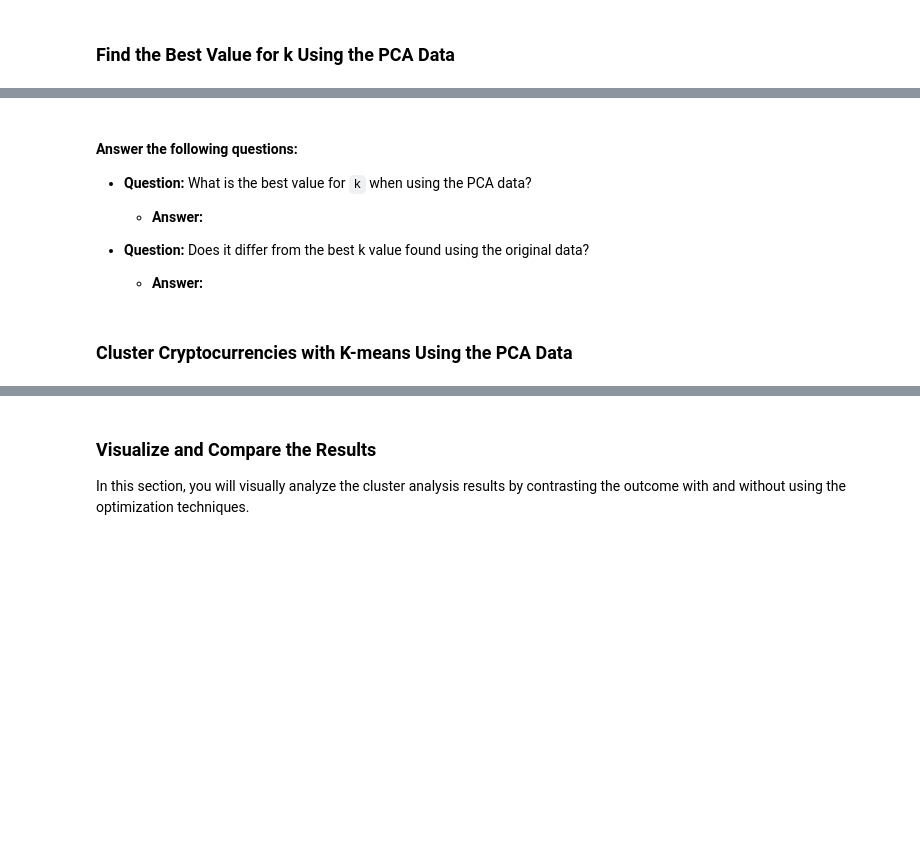
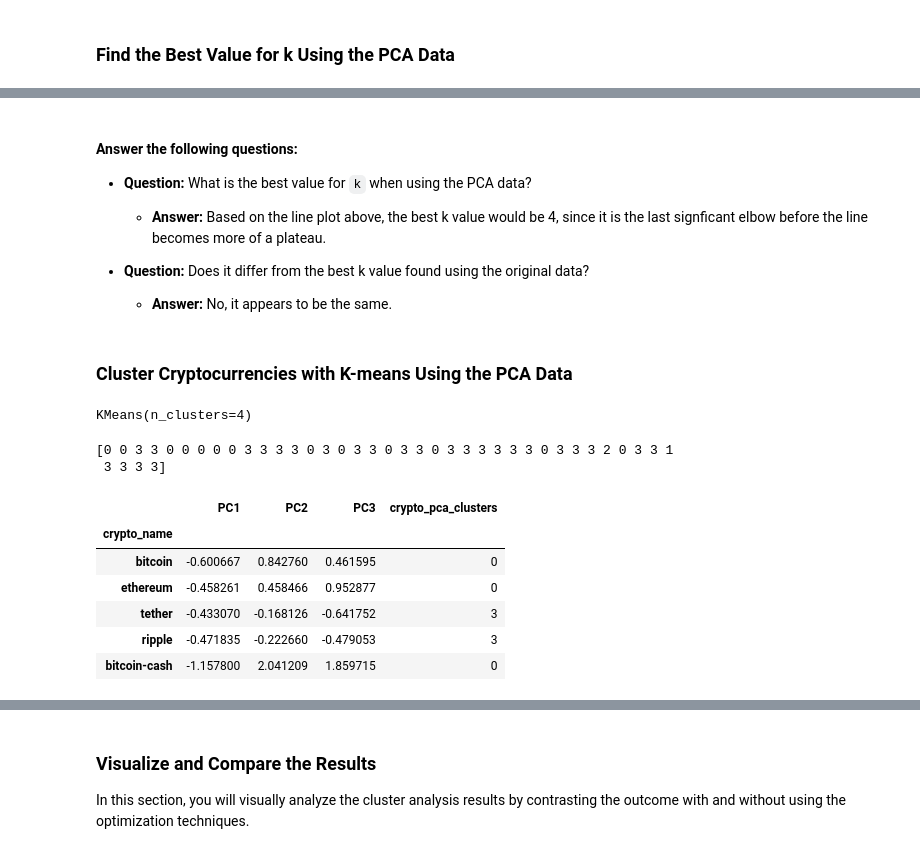
Before and after one commit to amydohlin/CryptoClustering, a Jupyter notebook: Crypto_Clustering_starter_code.ipynb, the cells around one changed output, grey strips where cells are left out. Saved outputs shown, nothing was run; the diff lists cells and outputs as text; code cells hidden in the pictures; blank space fills up the shorter version.

```diff
--- a/Crypto_Clustering_starter_code.ipynb
+++ b/Crypto_Clustering_starter_code.ipynb
@@ -283,5 +280,6 @@ crypto_pca_df.head()
 # %%
 # Create an empty list to store the inertia values
+inertia = []
 
 
 # Create a for loop to compute the inertia with each possible value of k
@@ -289,5 +287,9 @@ crypto_pca_df.head()
 # 1. Create a KMeans model using the loop counter for the n_clusters
 # 2. Fit the model to the data using `df_market_data_pca`
 # 3. Append the model.inertia_ to the inertia list
+for i in k:
+    model = KMeans(n_clusters=i, random_state=0)
+    model.fit(crypto_pca_df)
+    inertia.append(model.inertia_)
 # %%
 # Create a dictionary with the data to plot the Elbow curve
@@ -301,30 +312,48 @@ crypto_pca_df.head()
 
 * **Question:** What is the best value for `k` when using the PCA data?
 
-  * **Answer:**
+  * **Answer:** Based on the line plot above, the best k value would be 4, since it is the last signficant elbow before the line becomes more of a plateau.
 
 
 * **Question:** Does it differ from the best k value found using the original data?
 
-  * **Answer:**
+  * **Answer:** No, it appears to be the same.
 # %% [markdown]
 ### Cluster Cryptocurrencies with K-means Using the PCA Data
 # %%
 # Initialize the K-Means model using the best value for k
+model = KMeans(n_clusters=4)
 # %%
 # Fit the K-Means model using the PCA data
+model.fit(crypto_pca_df)
+# %% [output]
+KMeans(n_clusters=4)
 # %%
 # Predict the clusters to group the cryptocurrencies using the PCA data
+crypto_pca_clusters = model.predict(crypto_pca_df)
 
 # Print the resulting array of cluster values.
+print(crypto_pca_clusters)
+# %% [output]
+[0 0 3 3 0 0 0 0 0 3 3 3 3 0 3 0 3 3 0 3 3 0 3 3 3 3 3 3 0 3 3 3 2 0 3 3 1
+ 3 3 3 3]
 # %%
 # Create a copy of the DataFrame with the PCA data
-
+df_crypto_pca_predictions = crypto_pca_df.copy()
 
 # Add a new column to the DataFrame with the predicted clusters
-
+df_crypto_pca_predictions['crypto_pca_clusters'] = crypto_pca_clusters
 
 # Display sample data
+df_crypto_pca_predictions.head()
+# %% [output]
+|  | PC1 | PC2 | PC3 | crypto_pca_clusters |
+| crypto_name |  |  |  |  |
+| bitcoin | -0.600667 | 0.842760 | 0.461595 | 0 |
+| ethereum | -0.458261 | 0.458466 | 0.952877 | 0 |
+| tether | -0.433070 | -0.168126 | -0.641752 | 3 |
+| ripple | -0.471835 | -0.222660 | -0.479053 | 3 |
+| bitcoin-cash | -1.157800 | 2.041209 | 1.859715 | 0 |
 # %%
 # Create a scatter plot using hvPlot by setting
 # `x="PC1"` and `y="PC2"`.
```
Also changed, not shown: parts of 10 cells of this notebook.
